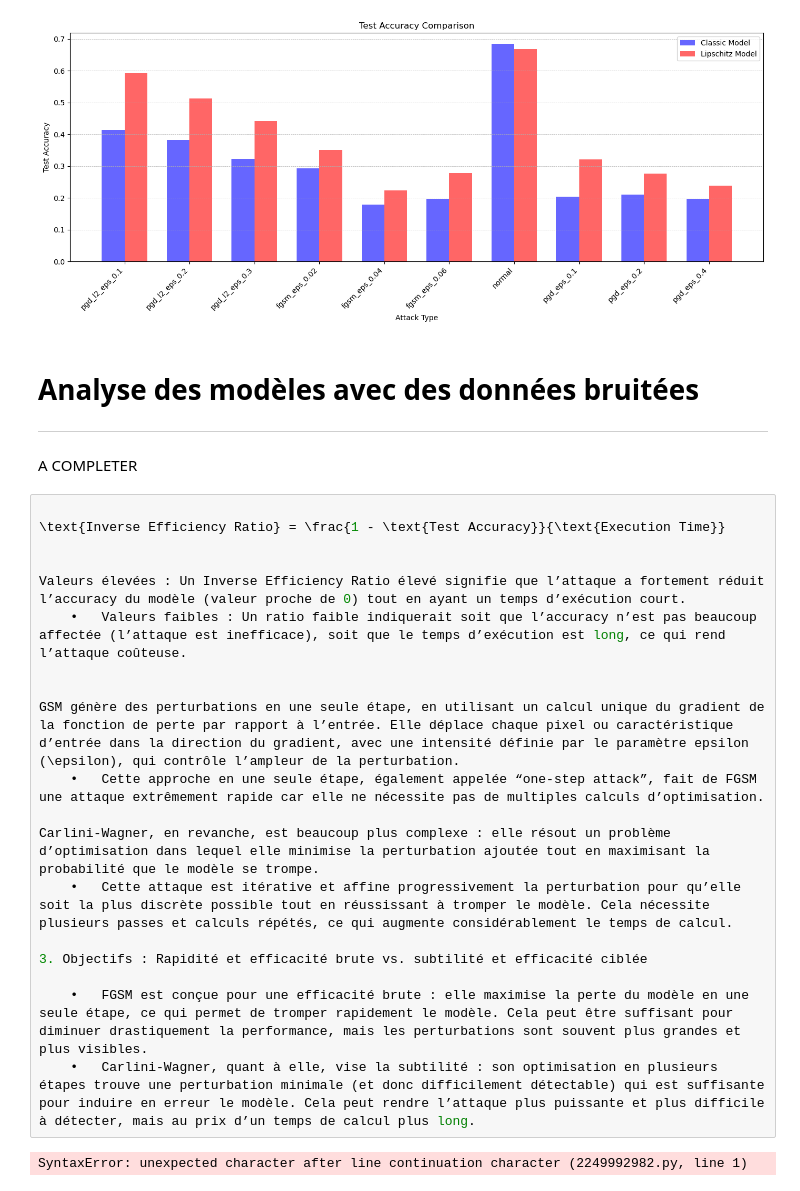
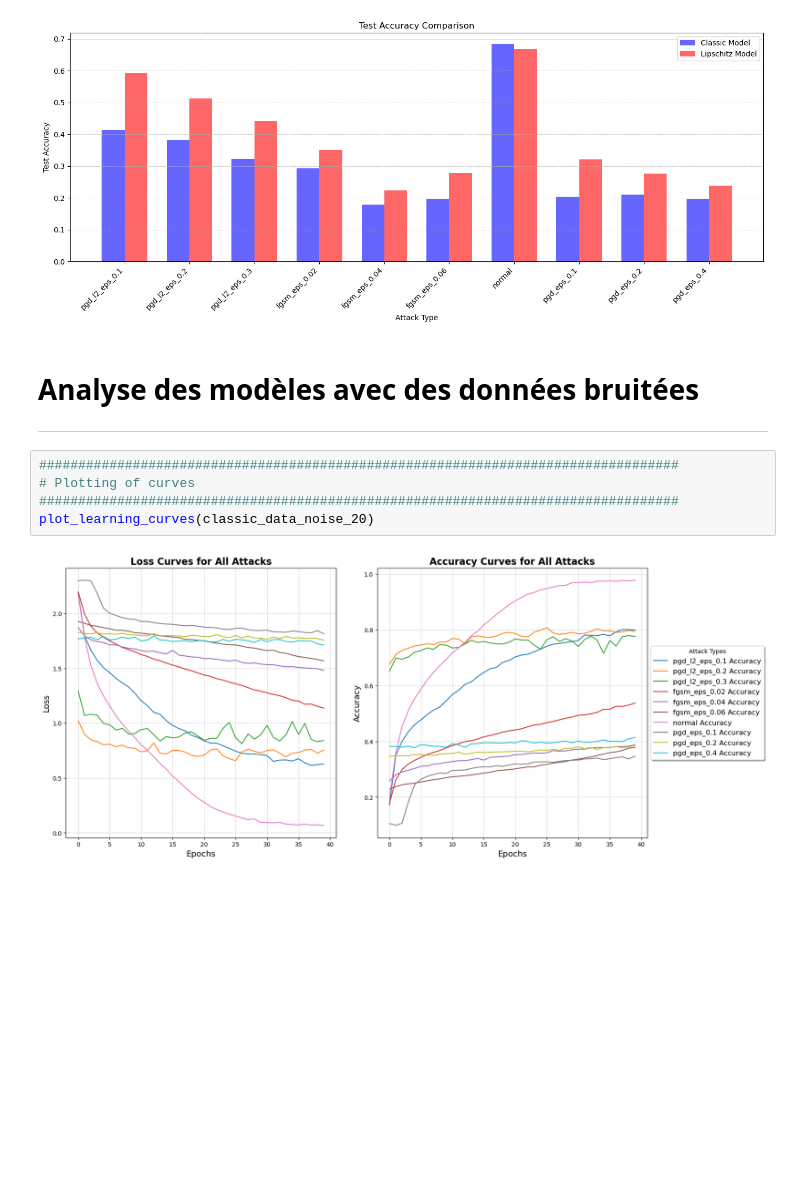
Before and after one commit to Choup522/IAProject, a Jupyter notebook: DisplayResults.ipynb, the cells around one changed output. Cells and saved outputs as stored; diff of their text form; blank space fills up the shorter version.

Commit message:
Version 2.3
- Ajout d'analyse supplémentaire

```diff
--- a/DisplayResults.ipynb
+++ b/DisplayResults.ipynb
@@ -598,26 +732,10 @@ compare_models_accuracy_execution_time(classic_data, lipschitz_data)
 # %% [markdown]
 # Analyse des modèles avec des données bruitées
 ---------------------------------------------------------------
-
-A COMPLETER
-# %%
-
-\text{Inverse Efficiency Ratio} = \frac{1 - \text{Test Accuracy}}{\text{Execution Time}}
-
-
-Valeurs élevées : Un Inverse Efficiency Ratio élevé signifie que l’attaque a fortement réduit l’accuracy du modèle (valeur proche de 0) tout en ayant un temps d’exécution court.
-	•	Valeurs faibles : Un ratio faible indiquerait soit que l’accuracy n’est pas beaucoup affectée (l’attaque est inefficace), soit que le temps d’exécution est long, ce qui rend l’attaque coûteuse.
-
-
-GSM génère des perturbations en une seule étape, en utilisant un calcul unique du gradient de la fonction de perte par rapport à l’entrée. Elle déplace chaque pixel ou caractéristique d’entrée dans la direction du gradient, avec une intensité définie par le paramètre epsilon (\epsilon), qui contrôle l’ampleur de la perturbation.
-	•	Cette approche en une seule étape, également appelée “one-step attack”, fait de FGSM une attaque extrêmement rapide car elle ne nécessite pas de multiples calculs d’optimisation.
-
-Carlini-Wagner, en revanche, est beaucoup plus complexe : elle résout un problème d’optimisation dans lequel elle minimise la perturbation ajoutée tout en maximisant la probabilité que le modèle se trompe.
-	•	Cette attaque est itérative et affine progressivement la perturbation pour qu’elle soit la plus discrète possible tout en réussissant à tromper le modèle. Cela nécessite plusieurs passes et calculs répétés, ce qui augmente considérablement le temps de calcul.
-
-3. Objectifs : Rapidité et efficacité brute vs. subtilité et efficacité ciblée
-
-	•	FGSM est conçue pour une efficacité brute : elle maximise la perte du modèle en une seule étape, ce qui permet de tromper rapidement le modèle. Cela peut être suffisant pour diminuer drastiquement la performance, mais les perturbations sont souvent plus grandes et plus visibles.
-	•	Carlini-Wagner, quant à elle, vise la subtilité : son optimisation en plusieurs étapes trouve une perturbation minimale (et donc difficilement détectable) qui est suffisante pour induire en erreur le modèle. Cela peut rendre l’attaque plus puissante et plus difficile à détecter, mais au prix d’un temps de calcul plus long.
-# %% [output]
-SyntaxError: unexpected character after line continuation character (2249992982.py, line 1)
+# %%
+##################################################################################
+# Plotting of curves
+##################################################################################
+plot_learning_curves(classic_data_noise_20)
+# %% [output]
+[figure, added]
```
Also changed, not shown: parts of 14 cells of this notebook, 25 other files.
